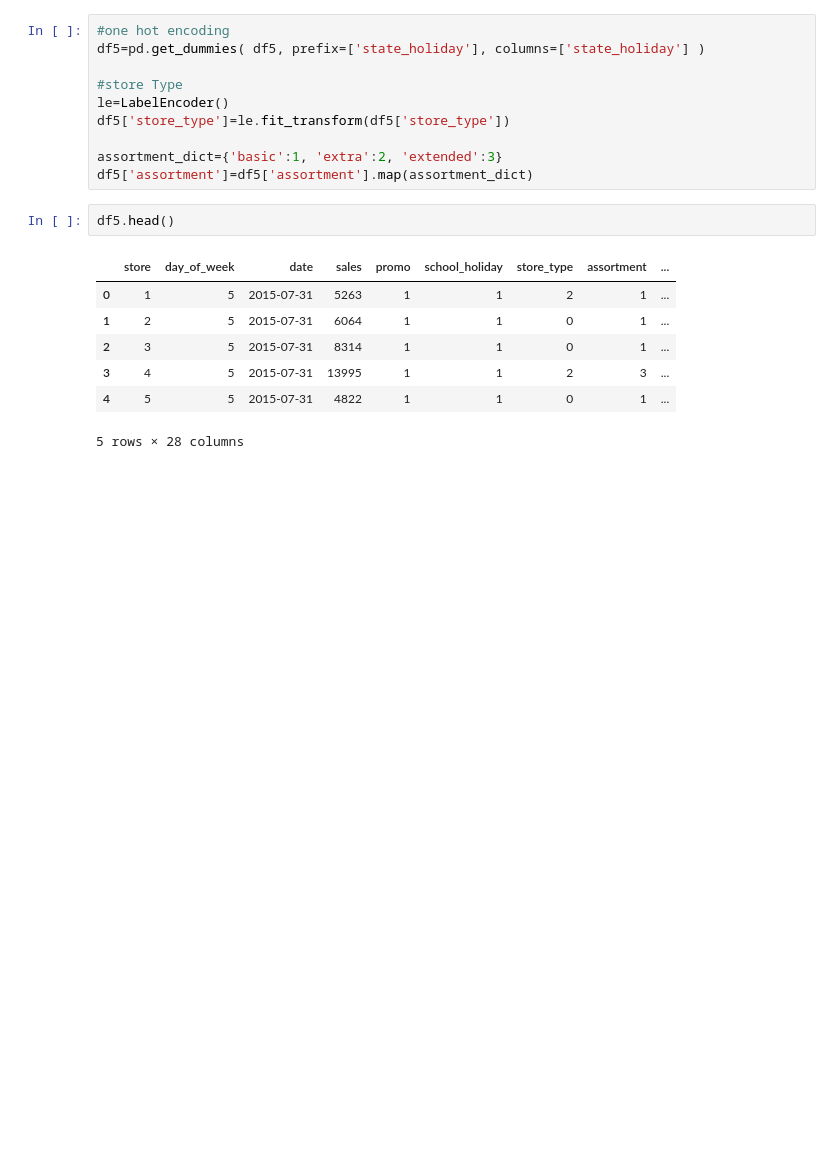
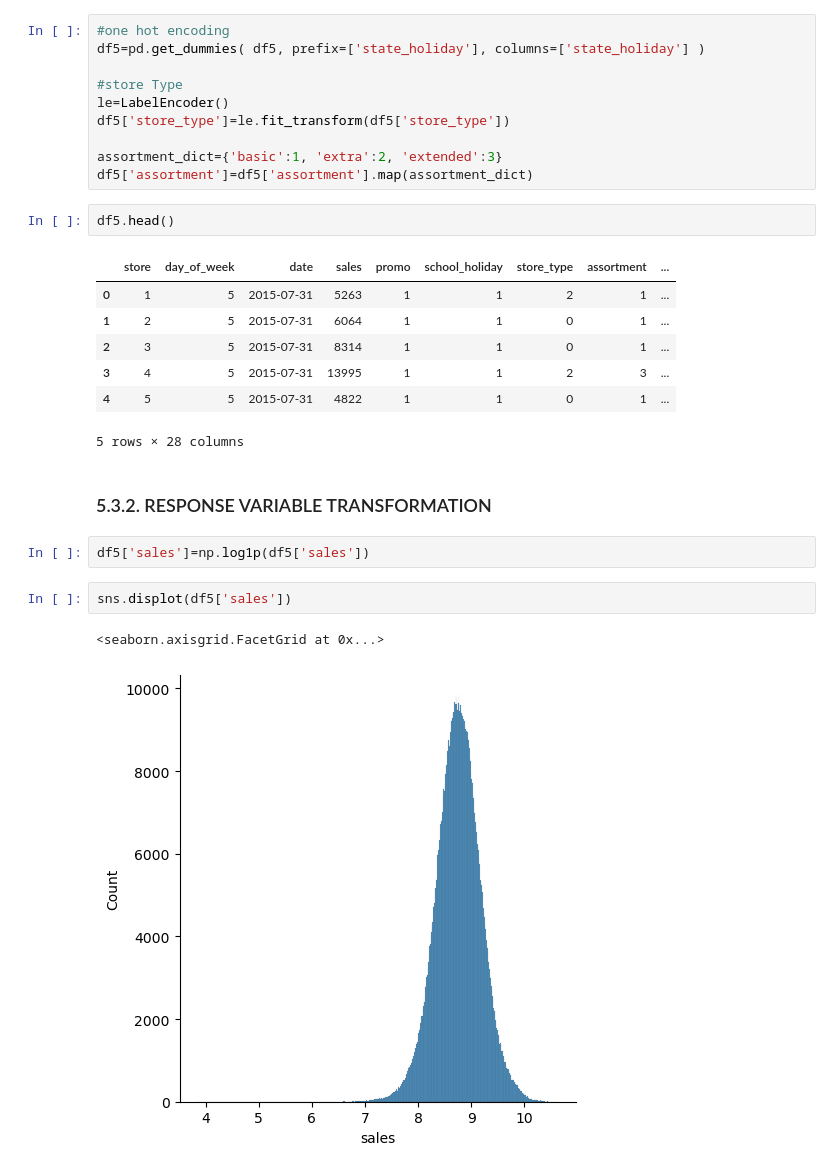
Before and after one commit to lucasleal7/ds_em_producao, a Jupyter notebook: m04_v01_store_sales_prediction.ipynb, the cells around one changed output. Drawn from its saved outputs; the diff is of its cells as text; blank space fills up the shorter version.

```diff
--- a/m04_v01_store_sales_prediction.ipynb
+++ b/m04_v01_store_sales_prediction.ipynb
@@ -811,3 +821,12 @@ df5.head()
 | 3 | 4 | 5 | 2015-07-31 | 13995 | 1 | 1 | 2 | 3 | ... |
 | 4 | 5 | 5 | 2015-07-31 | 4822 | 1 | 1 | 0 | 1 | ... |
 5 rows × 28 columns
+# %% [markdown]
+### 5.3.2. RESPONSE VARIABLE TRANSFORMATION
+# %%
+df5['sales']=np.log1p(df5['sales'])
+# %%
+sns.displot(df5['sales'])
+# %% [output]
+<seaborn.axisgrid.FacetGrid at 0x...>
+[figure, added]
```
Also changed, not shown: parts of 8 cells of this notebook.
